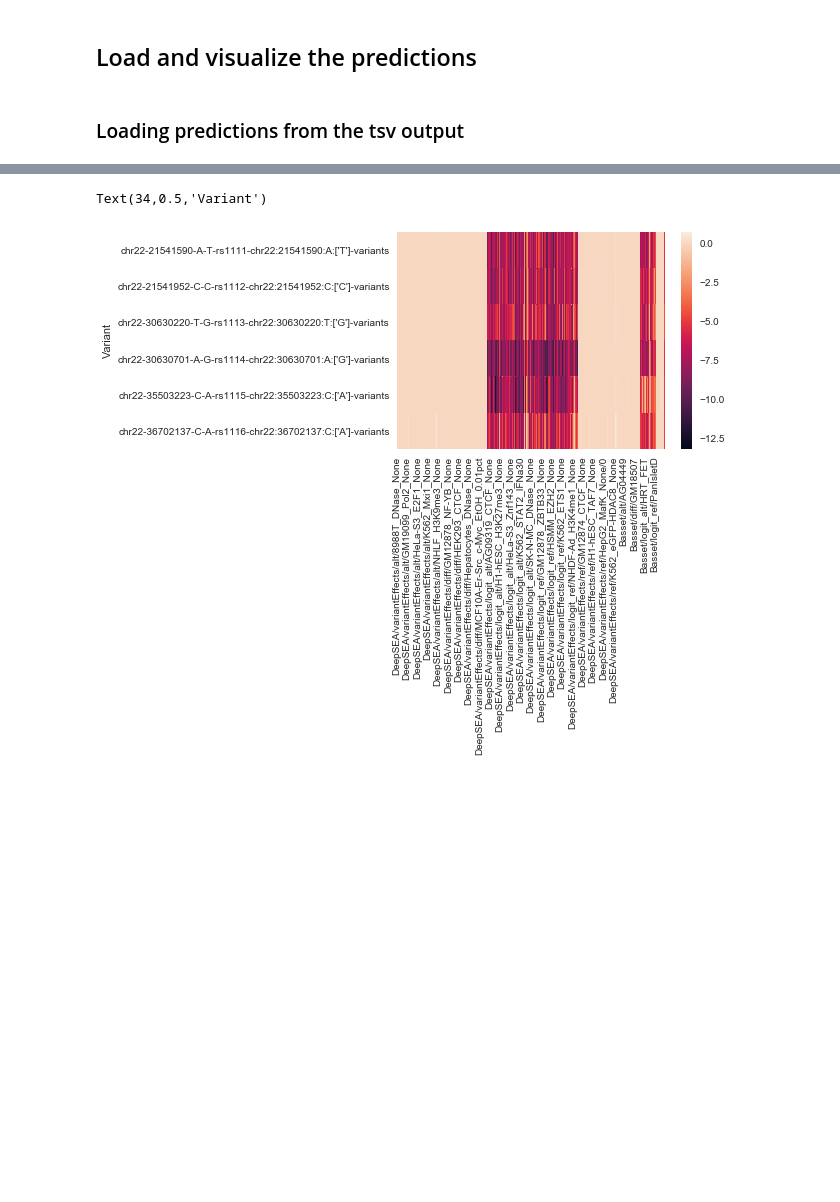
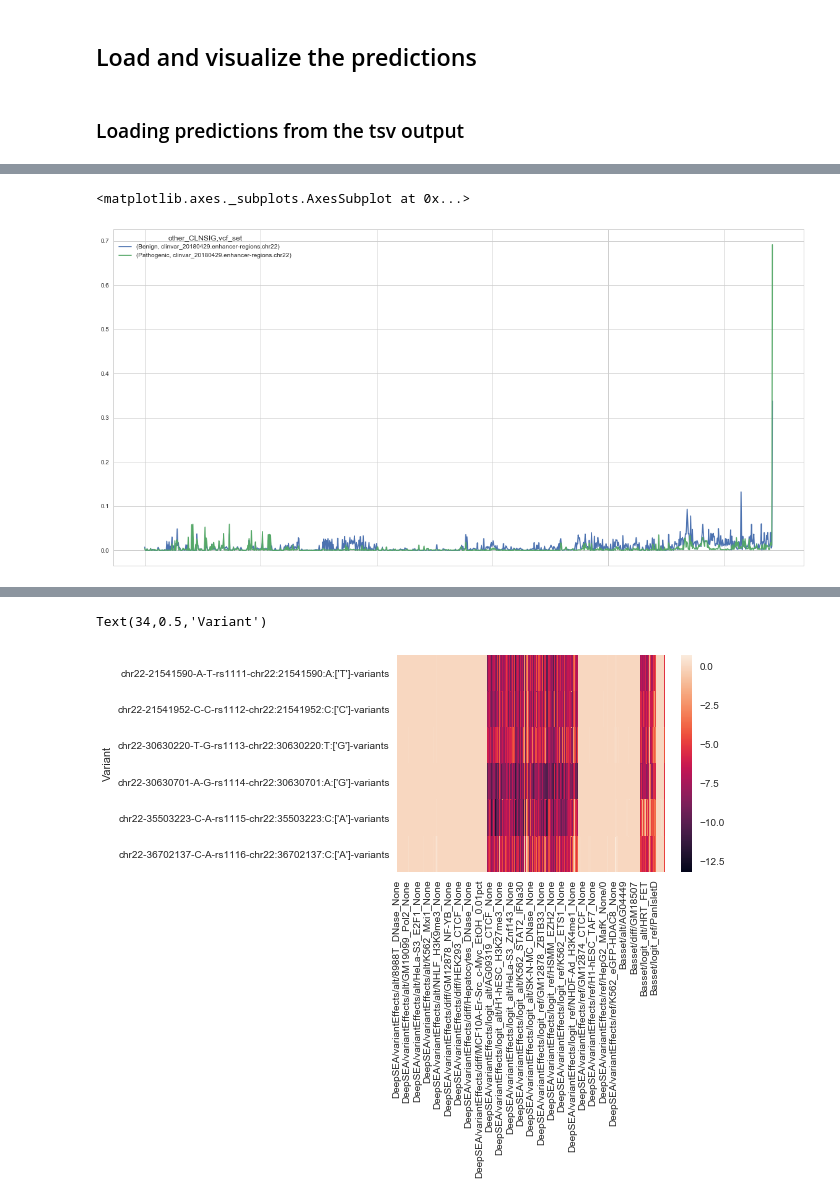
Before and after one commit to kipoi/examples, a Jupyter notebook: 2-score_variants/2-load-visualize.ipynb, the cells around one changed output, grey strips where cells are left out. Saved outputs shown, nothing was run; the diff lists cells and outputs as text; code cells hidden in the pictures; blank space fills up the shorter version.

```diff
--- a/2-score_variants/2-load-visualize.ipynb
+++ b/2-score_variants/2-load-visualize.ipynb
@@ -48,0 +102,3 @@ df.head()
+# %%
+dfm = pd.merge(df.reset_index(), df_clinvar[variant_cols + ['other_CLNSIG']], on=variant_cols, how='left')
+dfm.head()
@@ -48,0 +113,5 @@ df.head()
+# %%
+idx_values = ['vcf_set', 'other_CLNSIG']
+# %%
+dfm_sub = dfm[idx_values + dfm.columns[dfm.columns.str.match('.*/diff/.*')].tolist()]
+dfm_sub
@@ -48,0 +128,2 @@ df.head()
+# %%
+dfm_sub_max = dfm_sub[dfm_sub.other_CLNSIG.isin(["Pathogenic", 'Benign'])].groupby(['other_CLNSIG', 'vcf_set']).max().T
@@ -48,0 +143,5 @@ df.head()
+# %%
+dfm_sub_max.plot(figsize=(20, 10))
+# %% [output]
+<matplotlib.axes._subplots.AxesSubplot at 0x...>
+[figure, added]
```
Also changed, not shown: parts of 18 cells of this notebook, 3 other files.
